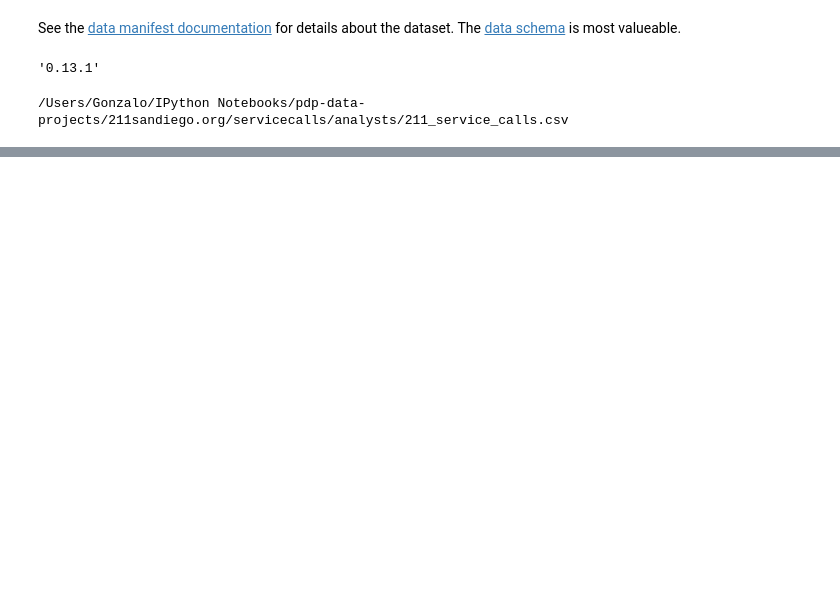
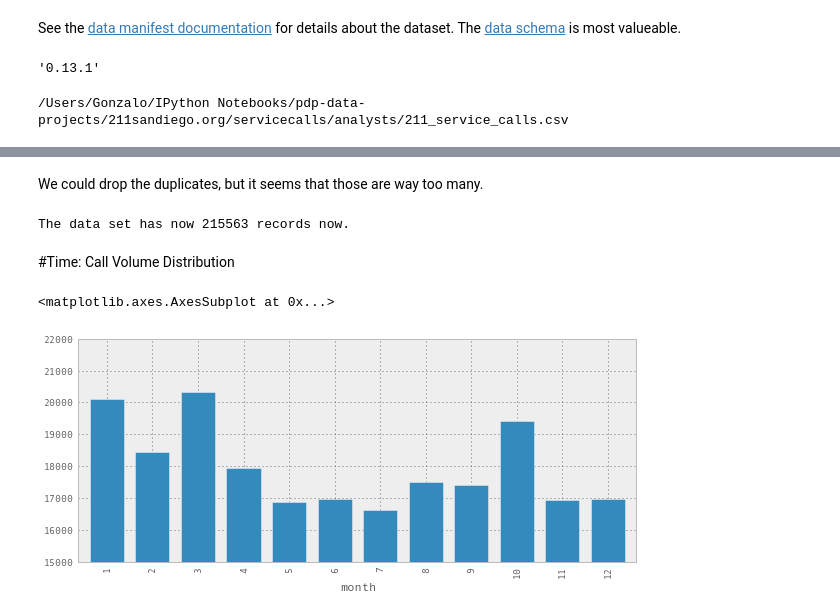
Before and after one commit to sandiegodata-projects/211sandiego-org-17-call_analysis, a Jupyter notebook: analysts/gonzalo.ipynb, the cells around one changed output, grey strips where cells are left out. Saved outputs shown, nothing was run; the diff lists cells and outputs as text; code cells hidden in the pictures; blank space fills up the shorter version.

```diff
--- a/analysts/gonzalo.ipynb
+++ b/analysts/gonzalo.ipynb
@@ -175,0 +51,3 @@ df.groupby(['create_time','client_id']).head()
+# %%
+#id column is redundant.
+df = df.drop('id', 1)
@@ -175,0 +56,39 @@ df.groupby(['create_time','client_id']).head()
+# %% [markdown]
+We could drop the duplicates, but it seems that those are way too many.
+# %%
+df=df.drop_duplicates(cols=('client_id') , take_last=False, inplace=False)
+print "The data set has now",len(df), "records now."
+# %% [output]
+The data set has now 215563 records now.
+# %% [markdown]
+#Time: Call Volume Distribution
+# %%
+from datetime import datetime
+def string_to_date(date_string):
+    return datetime.strptime(date_string, "%m/%d/%Y %H:%M:%S.%f %Z")
+
+# Run the function on every date string and overwrite the column
+df.create_time = df.create_time.apply(string_to_date)
+# %%
+df["date"] = df.create_time.apply(lambda d : d.date())
+call_volume_per_date = df.groupby(['date']).size()
+
+df["day"] = df.create_time.apply(lambda d : d.day)
+call_volume_per_day = df.groupby(['day']).size()
+
+df["week"] = df.create_time.apply(lambda d : d.week)
+call_volume_per_week = df.groupby(['week']).size()
+
+df["weekday"] = df.create_time.apply(lambda d : d.weekday())
+call_volume_per_weekday = df.groupby(['weekday']).size()
+
+df["month"] = df.create_time.apply(lambda d : d.month)
+call_volume_per_month = df.groupby(['month']).size()
+
+df["hour"] = df.create_time.apply(lambda d : d.hour)
+call_volume_per_hour = df.groupby(['hour']).size()
+# %%
+call_volume_per_month.plot(kind='bar', ylim=(15000,22000),figsize=(10, 4))
+# %% [output]
+<matplotlib.axes.AxesSubplot at 0x...>
+[figure, added]
```
Also changed, not shown: parts of 44 cells of this notebook.
